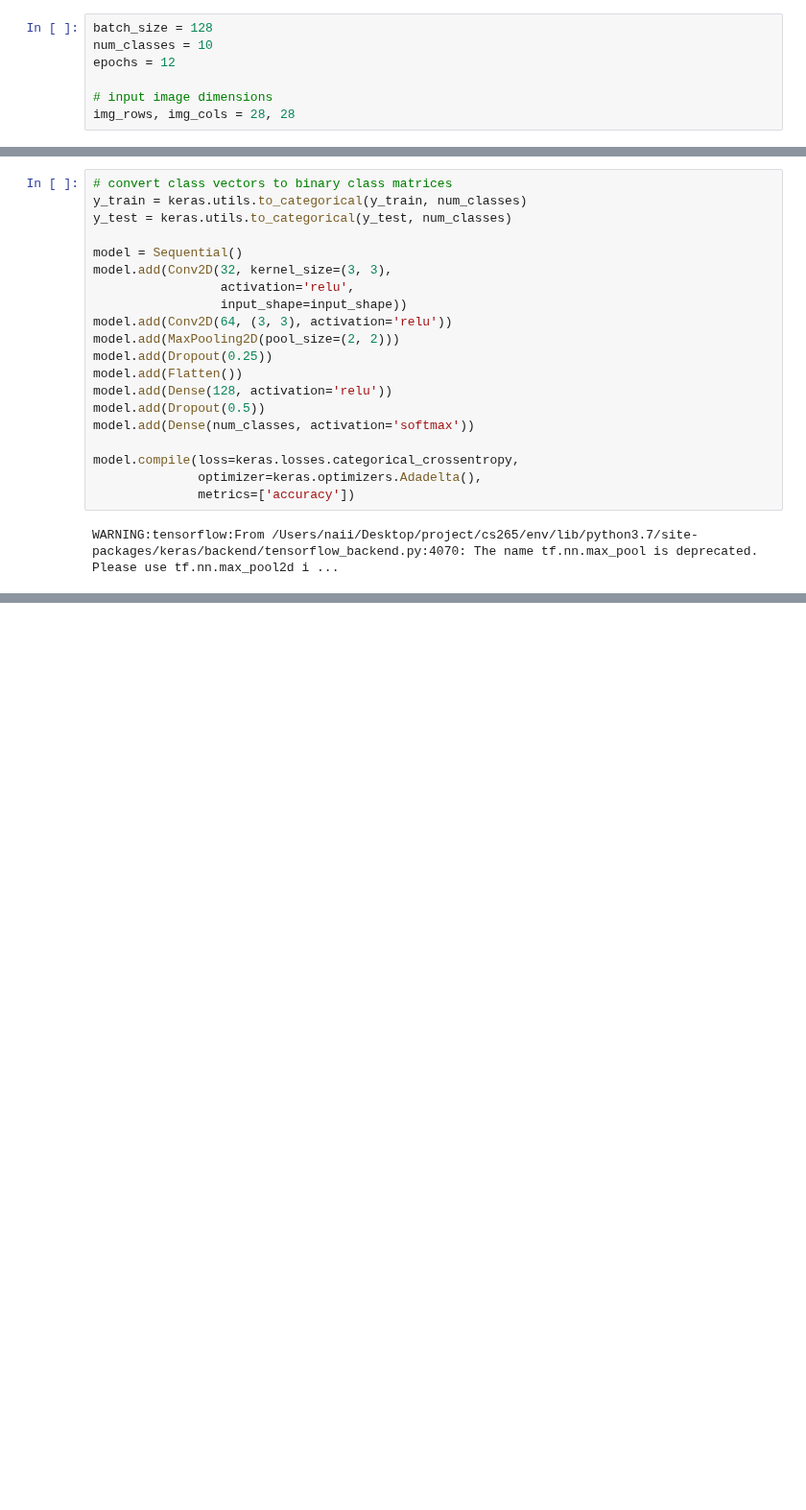
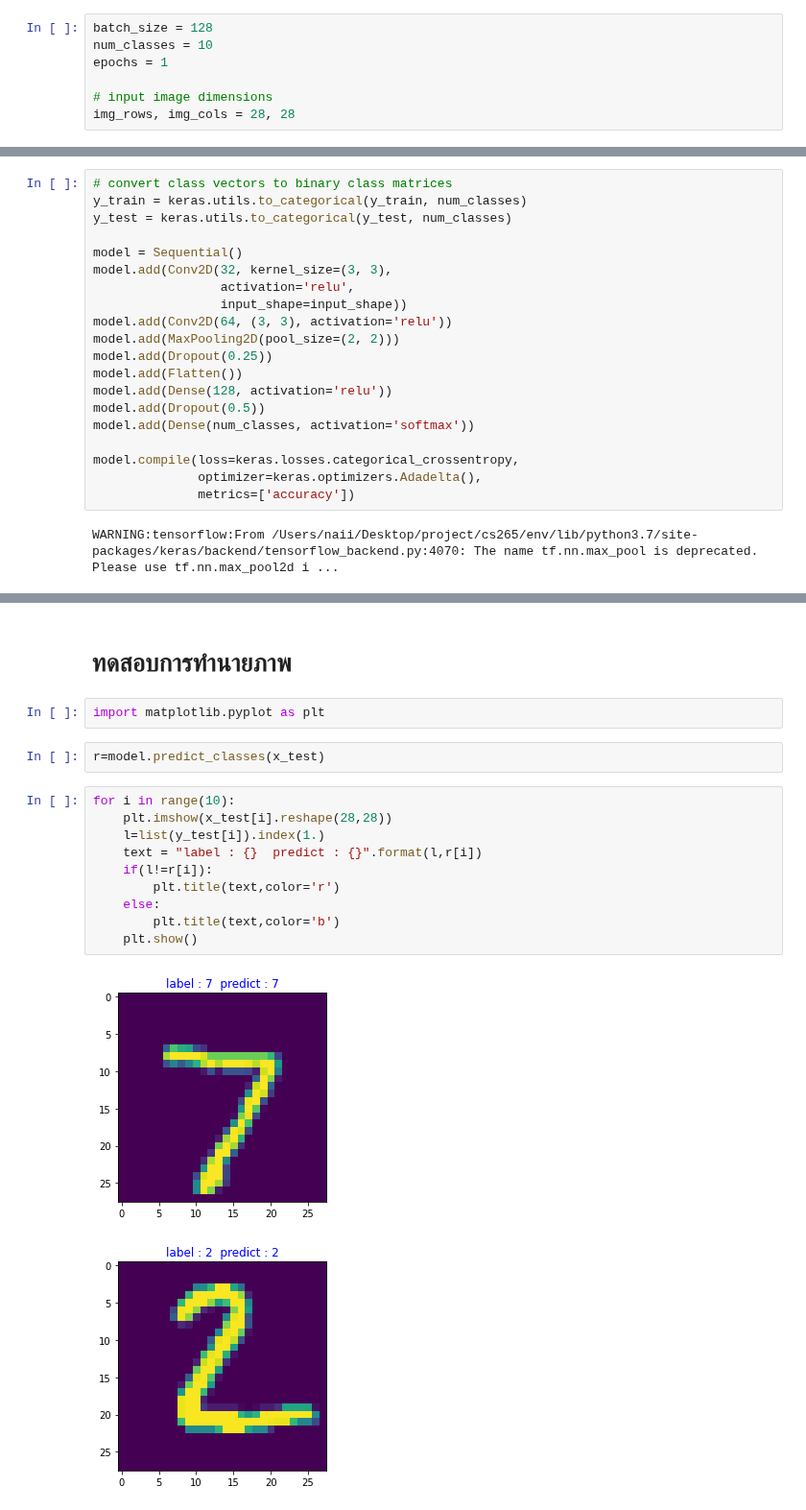
Before and after one commit to SothanaV/deep_learning_with_CNN, a Jupyter notebook: 04_cnn_keras.ipynb, the cells around one changed output, grey strips where cells are left out. Shown at 96% size. Drawn from its saved outputs; the diff is of its cells as text; blank space fills up the shorter version.

```diff
--- a/04_cnn_keras.ipynb
+++ b/04_cnn_keras.ipynb
@@ -11,7 +25,7 @@ Using TensorFlow backend.
 # %%
 batch_size = 128
 num_classes = 10
-epochs = 12
+epochs = 1
 
 # input image dimensions
 img_rows, img_cols = 28, 28
@@ -90,0 +101,19 @@ Test accuracy: 0.9909999966621399
+# %% [markdown]
+# ทดสอบการทำนายภาพ
+# %%
+import matplotlib.pyplot as plt
+# %%
+r=model.predict_classes(x_test)
+# %%
+for i in range(10):
+    plt.imshow(x_test[i].reshape(28,28))
+    l=list(y_test[i]).index(1.)
+    text = "label : {}  predict : {}".format(l,r[i])
+    if(l!=r[i]):
+        plt.title(text,color='r')
+    else:
+        plt.title(text,color='b')
+    plt.show()
+# %% [output]
+[figure, added]
+[figure, added]
```
Also changed, not shown: parts of 10 cells of this notebook, 4 other files.
